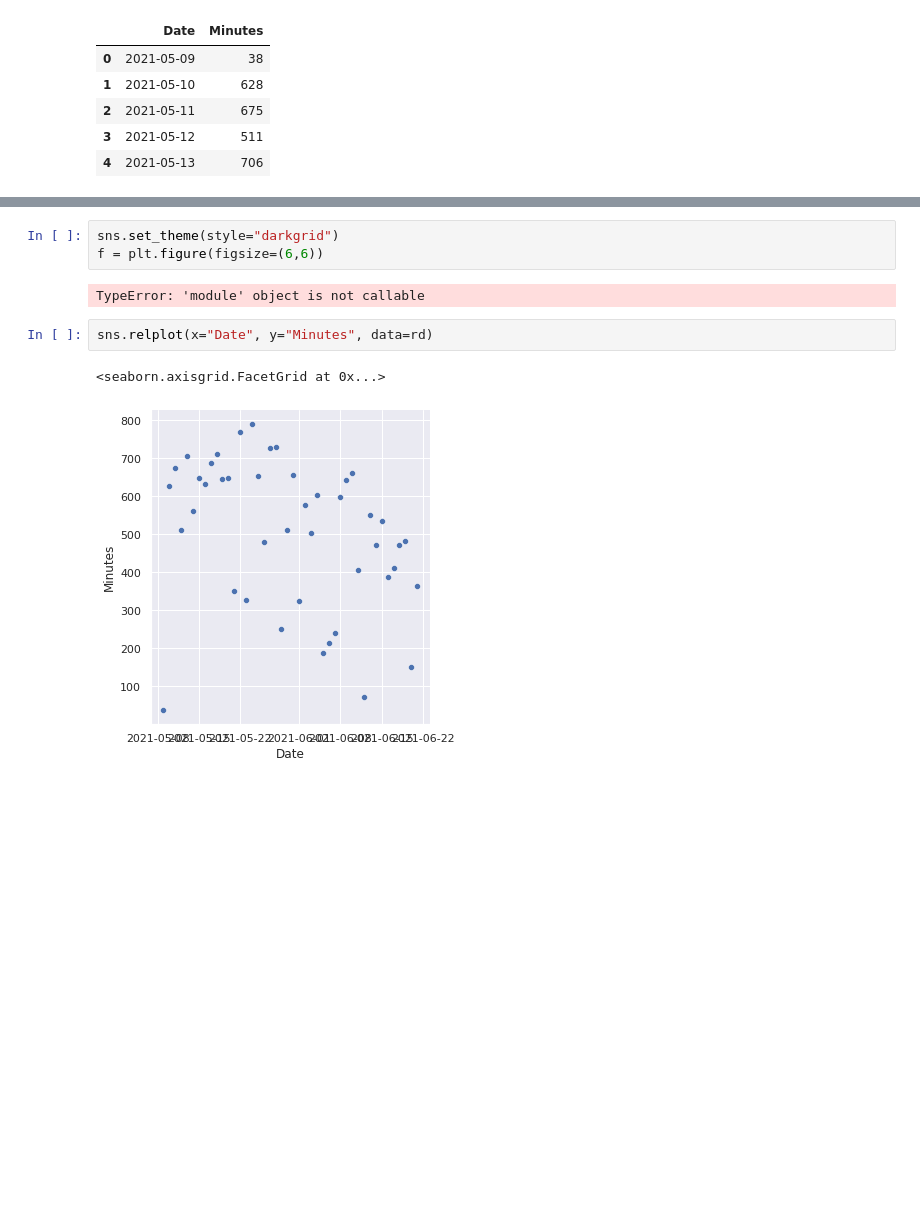
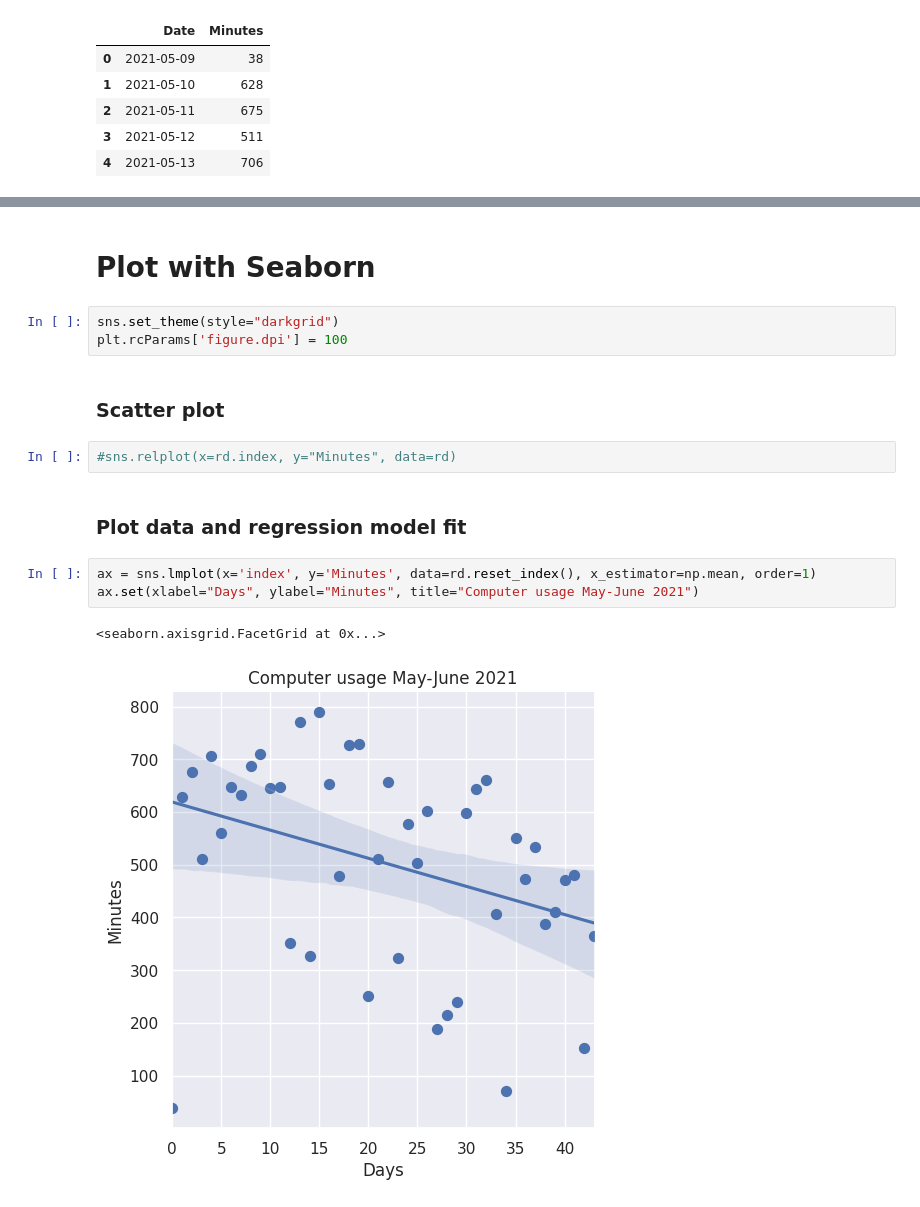
Before and after one commit to nlantau/dotfiles_arch, a Jupyter notebook: .config/scripts/log_graph_pd.ipynb, the cells around one changed output, grey strips where cells are left out. Saved outputs shown, nothing was run; the diff lists cells and outputs as text; blank space fills up the shorter version.

```diff
--- a/.config/scripts/log_graph_pd.ipynb
+++ b/.config/scripts/log_graph_pd.ipynb
@@ -66,10 +89,17 @@ rd.describe()
+# %% [markdown]
+# Plot with Seaborn
 # %%
 sns.set_theme(style="darkgrid")
-f = plt.figure(figsize=(6,6))
+plt.rcParams['figure.dpi'] = 100
-# %% [output]
-TypeError: 'module' object is not callable
+# %% [markdown]
+### Scatter plot
 # %%
-sns.relplot(x="Date", y="Minutes", data=rd)
+#sns.relplot(x=rd.index, y="Minutes", data=rd)
-# %% [output]
-<seaborn.axisgrid.FacetGrid at 0x...>
-[figure, removed]
+# %% [markdown]
+### Plot data and regression model fit
+# %%
+ax = sns.lmplot(x='index', y='Minutes', data=rd.reset_index(), x_estimator=np.mean, order=1)
+ax.set(xlabel="Days", ylabel="Minutes", title="Computer usage May-June 2021")
+# %% [output]
+<seaborn.axisgrid.FacetGrid at 0x...>
+[figure, added]
```
Also changed, not shown: parts of 13 cells of this notebook.
